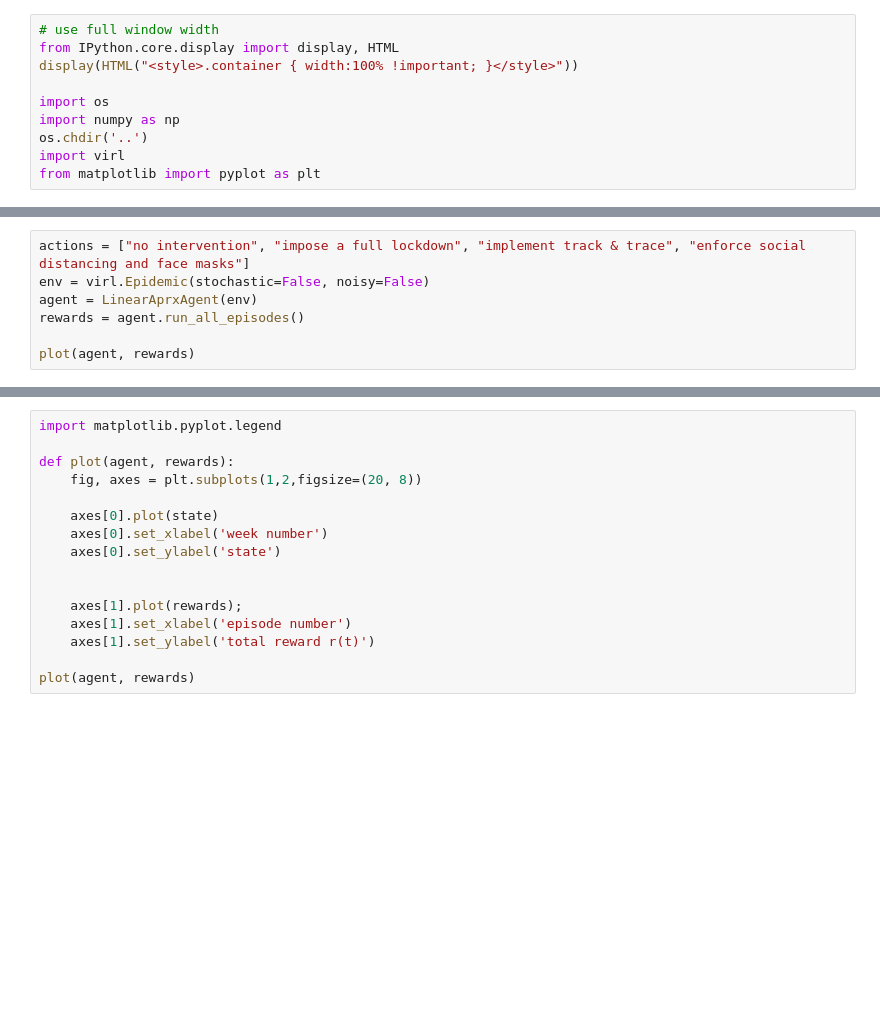
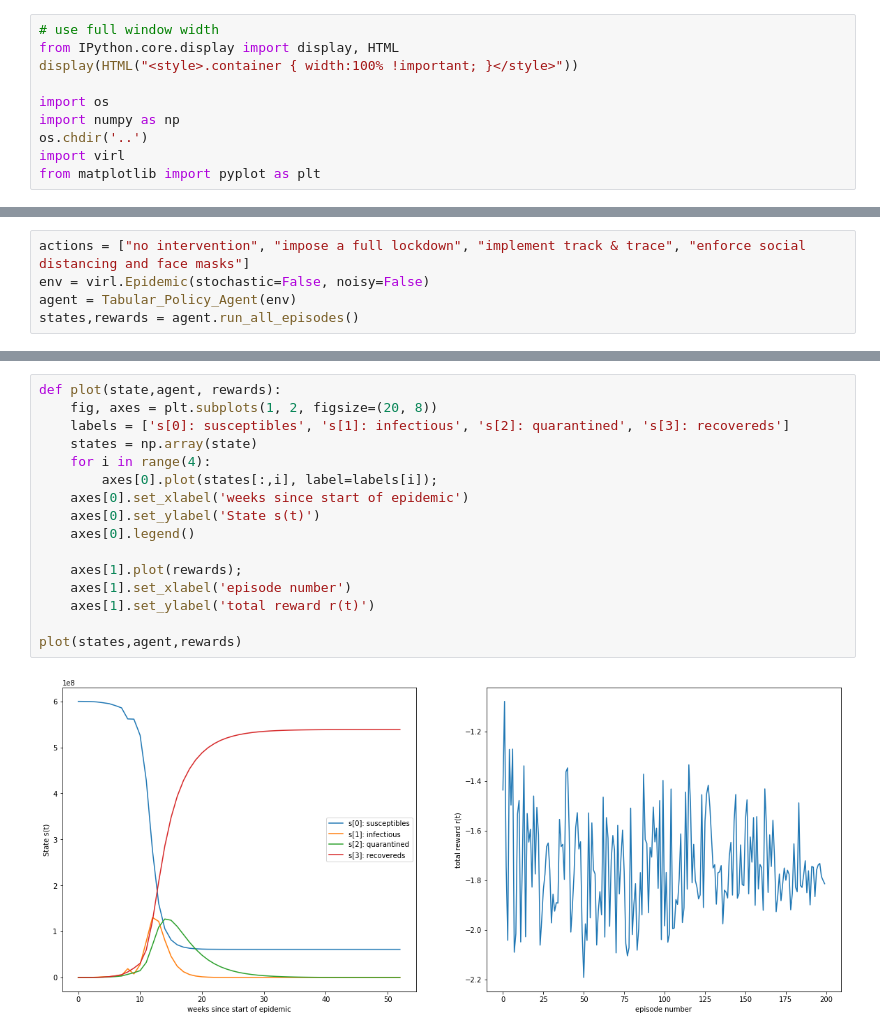
Before and after one commit to arranbrown99/COVID_simulation, a Jupyter notebook: notebooks/run_tabular_policy_search.ipynb, the cells around one changed output, grey strips where cells are left out. Drawn from its saved outputs; the diff is of its cells as text; blank space fills up the shorter version.

Commit message:
tabular policy

```diff
--- a/notebooks/run_tabular_policy_search.ipynb
+++ b/notebooks/run_tabular_policy_search.ipynb
@@ -120,7 +126,5 @@ class LinearAprxAgent:
 # %%
 actions = ["no intervention", "impose a full lockdown", "implement track & trace", "enforce social distancing and face masks"]
 env = virl.Epidemic(stochastic=False, noisy=False)
-agent = LinearAprxAgent(env)
-rewards = agent.run_all_episodes()
-
-plot(agent, rewards)
+agent = Tabular_Policy_Agent(env)
+states,rewards = agent.run_all_episodes()
@@ -127,16 +149,18 @@ plot(agent, rewards)
 # %%
-import matplotlib.pyplot.legend
-
-def plot(agent, rewards):
-    fig, axes = plt.subplots(1,2,figsize=(20, 8))
-
-    axes[0].plot(state)
-    axes[0].set_xlabel('week number')
-    axes[0].set_ylabel('state')
-
+def plot(state,agent, rewards):
+    fig, axes = plt.subplots(1, 2, figsize=(20, 8))
+    labels = ['s[0]: susceptibles', 's[1]: infectious', 's[2]: quarantined', 's[3]: recovereds']
+    states = np.array(state)
+    for i in range(4):
+        axes[0].plot(states[:,i], label=labels[i]);
+    axes[0].set_xlabel('weeks since start of epidemic')
+    axes[0].set_ylabel('State s(t)')
+    axes[0].legend()
 
     axes[1].plot(rewards);
     axes[1].set_xlabel('episode number')
     axes[1].set_ylabel('total reward r(t)')
 
-plot(agent, rewards)
+plot(states,agent,rewards)
+# %% [output]
+[figure, added]
```
Also changed, not shown: parts of 2 cells of this notebook, 1 other file.
